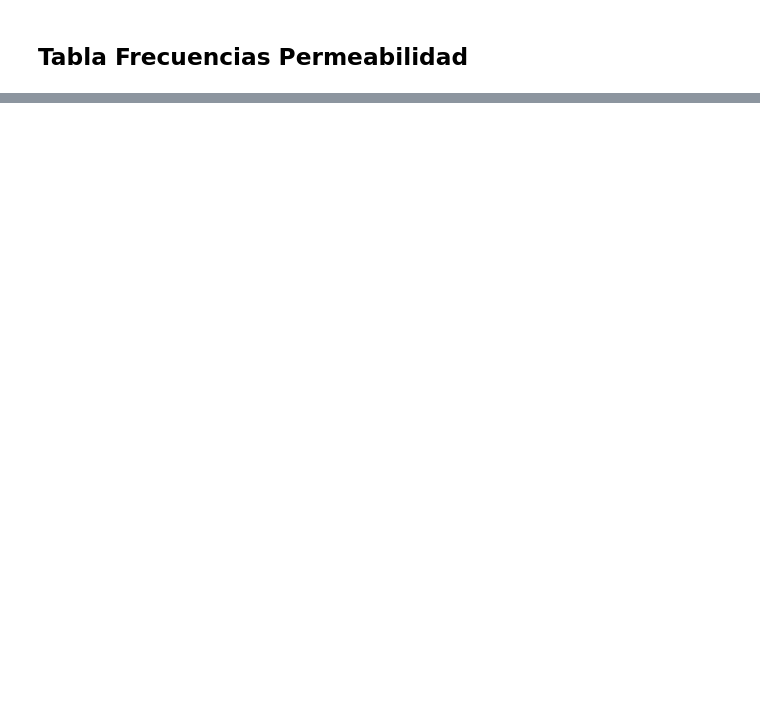
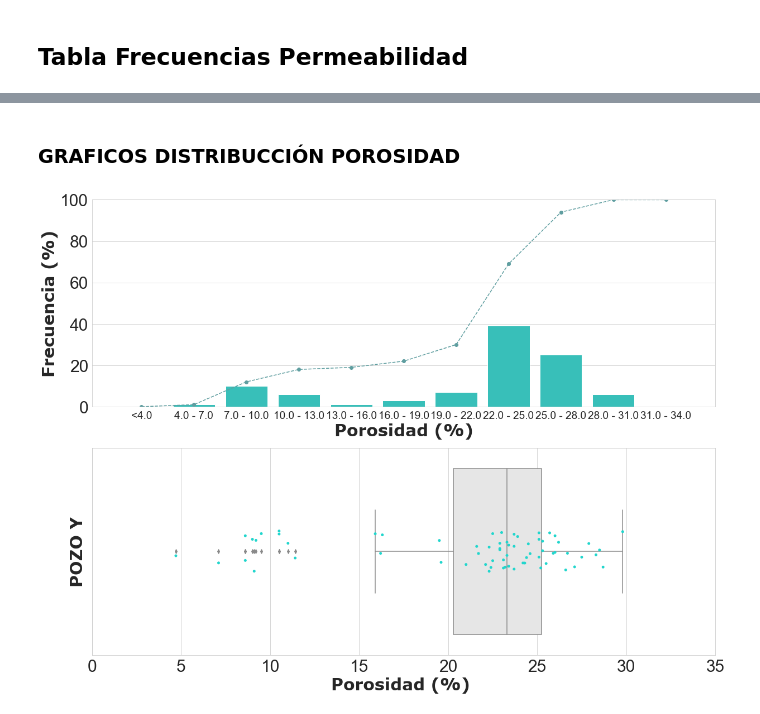
Before and after one commit to jesus24921/Analisis-de-Datos-en-Petrofisica-Basica-con-Python, a Jupyter notebook: POZO Y/ANÁLISIS ESTADÍSTICO POZO Y.ipynb, the cells around one changed output, grey strips where cells are left out. Cells and saved outputs as stored; diff of their text form; code cells hidden in the pictures; blank space fills up the shorter version.

```diff
--- a/POZO Y/ANÁLISIS ESTADÍSTICO POZO Y.ipynb
+++ b/POZO Y/ANÁLISIS ESTADÍSTICO POZO Y.ipynb
@@ -346,0 +290,5 @@ df
+# %%
+Porosidad= frecuencia(basicos_pozo_y,'Porosidad @ NMS (%)',vari='Porosidad', intervalos=11)
+Porosidad
+Porosidad['p']=[1,2,3,4,5,6,7,8,9,10,11]
+Porosidad
@@ -704,0 +344,44 @@ plt.show()
+# %% [markdown]
+### GRAFICOS DISTRIBUCCIÓN POROSIDAD
+# %%
+list_of_single_column = Porosidad.Intervalo.tolist()
+list_of_single_column
+fig, axes=plt.subplots(2,1,figsize=(20,15))
+
+#Grafico para porosidad
+sns.set_style("whitegrid")
+
+
+
+
+sns.barplot(x = 'Intervalo', y = '%Frecuencia',data = Porosidad,ax=axes[0], color=("#21d6cd"))
+
+# axes[0].set_title("Porosidad (%)",fontsize=30, y=1.03, fontfamily='verdana',fontweight ='bold', x=1.1)
+axes[0].set_xlabel("Porosidad (%)",fontsize=30, fontfamily='verdana',fontweight ='bold')
+axes[0].set_ylabel("Frecuencia (%)",fontsize=30,fontfamily='verdana',fontweight ='bold' )
+axes[0].set_xticklabels(axes[0].get_xticklabels(),rotation = 0,size = 19)
+axes[0].set_ylim(0,100)
+
+
+
+axes[0].set_yticklabels([0,20,40,60,80,100],rotation = 0, size = 30)
+
+
+
+axes[0].plot('%Frecuencia Acum.',data = Porosidad,linestyle="--", marker="o", color='cadetblue')
+
+plt.ylim(0,100)
+
+sns.boxplot(x='Porosidad @ NMS (%)',data=basicos_pozo_y, ax=axes[1],color=".9")
+sns.stripplot(data=basicos_pozo_y, x='Porosidad @ NMS (%)', ax=axes[1], color="#21d6cd")
+axes[1].set_xlabel("Porosidad (%) ",fontsize=30, fontfamily='verdana',fontweight ='bold')
+axes[1].set_ylabel("POZO Y",fontsize=30, fontfamily='verdana',fontweight ='bold' )
+axes[1].set_xlim(0,35)
+
+
+plt.xticks(size=30)
+plt.savefig('Porosidad_POZO_Y.png')
+
+plt.show()
+# %% [output]
+[figure, added]
```
Also changed, not shown: parts of 19 cells of this notebook.
